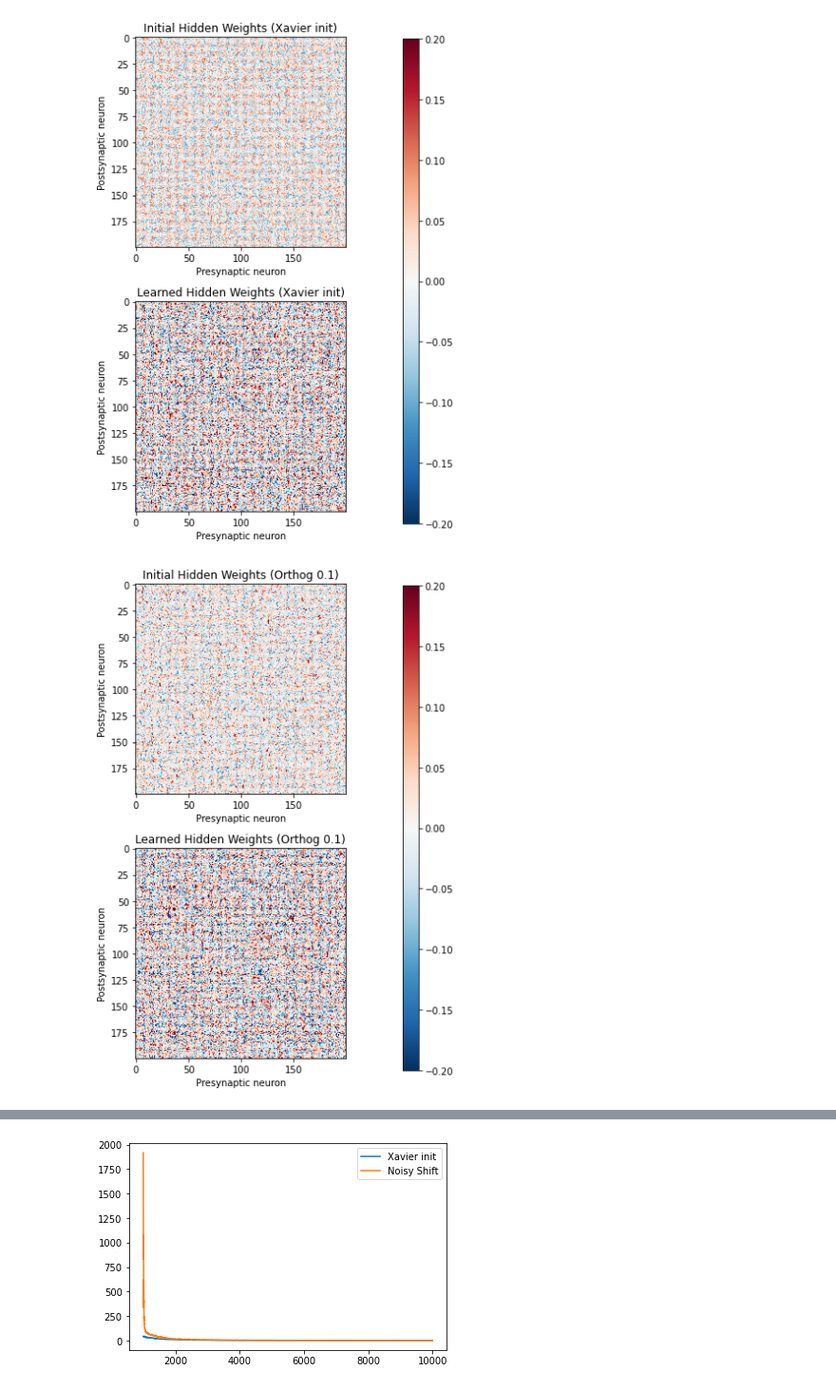
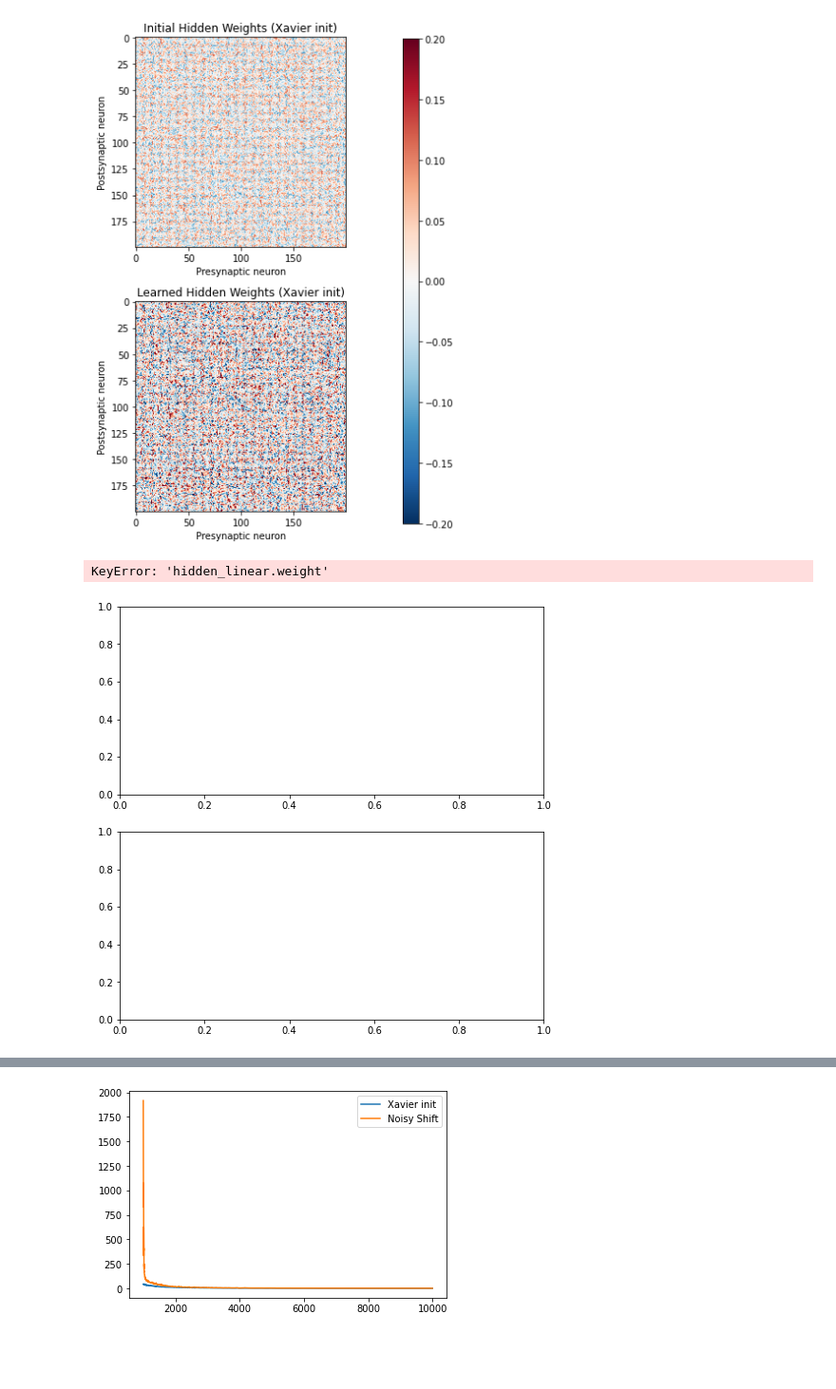
Before and after one commit to margotwagner/HCPrediction, a Jupyter notebook: notebooks/output-explorer.ipynb, the cells around one changed output, grey strips where cells are left out. Shown at 95% size. Drawn from its saved outputs; the diff is of its cells as text; code cells hidden in the pictures; blank space fills up the shorter version.

Commit message:
learnable noise initial code

```diff
--- a/notebooks/output-explorer.ipynb
+++ b/notebooks/output-explorer.ipynb
@@ -35,4 +35,6 @@ def plot_sorted_weights(outputs, type="UNNAMED"):
 # %%
 baseline = torch.load("../Elman_SGD/predloss/no-mask/all-xavier-07092025.pth.tar")
 # %%
-outputs = torch.load("../Elman_SGD/predloss/noise/orthog-0.1-07152025.pth.tar")
+outputs = torch.load(
+    "../Elman_SGD/predloss/learned-noise/cyclic-shift-07162025.pth.tar"
+)
@@ -47,9 +101,10 @@ plot_sorted_weights(baseline, type="Xavier init")
 # %% [output]
 [figure]
 # %%
-plot_sorted_weights(outputs, type="Orthog 0.1")
+plot_sorted_weights(outputs, type="Cyclic Tridiag")
 # %% [output]
+KeyError: 'hidden_linear.weight'
-[figure, old version]
+[figure, new version]
 # %%
 start_x = 0
 
```
Also changed, not shown: parts of 8 cells of this notebook, 4 other files.
